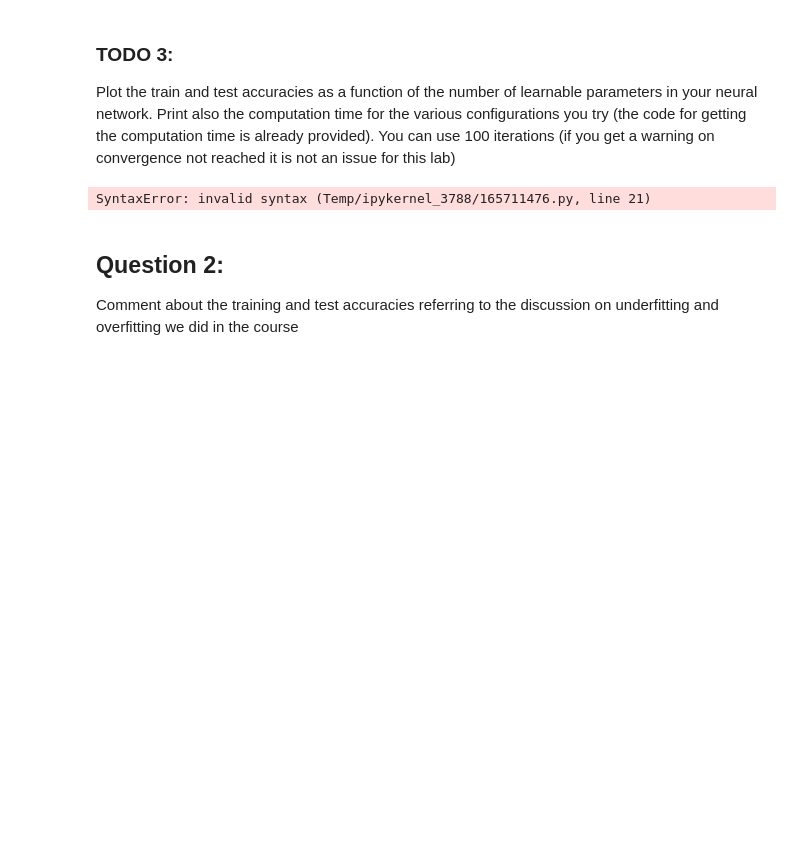
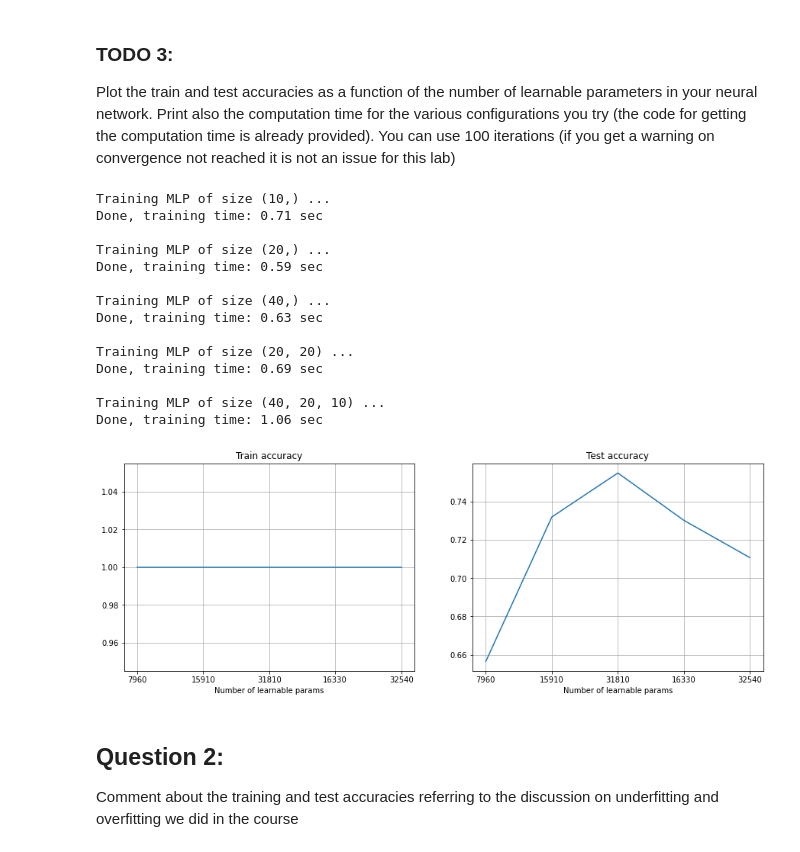
Before and after one commit to NicolaZomer/MachineLearning_Y2122, a Jupyter notebook: lab3/LAB3_Characters_Classification_with_Neural_Networks.ipynb, the cells around one changed output. Cells and saved outputs as stored; diff of their text form; code cells hidden in the pictures; blank space fills up the shorter version.

```diff
--- a/lab3/LAB3_Characters_Classification_with_Neural_Networks.ipynb
+++ b/lab3/LAB3_Characters_Classification_with_Neural_Networks.ipynb
@@ -166,28 +219,35 @@ Recall that a batch size of 1 corresponds to baseline SGD, while using all the 4
 # %%
 # these are sample values corresponding to baseline SGD, a reasonable mini-batch size and standard GD
-# again feel free to change them as you like, try to experiment with different batch sizes!!
+# TODO: again feel free to change them as you like, try to experiment with different batch sizes!!
 parameters = {'batch_size': [1, 32, 480]}
 
 # need to specify that you would like to use the standard k-fold split otherwise sklearn create splits of different sizes
 kf = sklearn.model_selection.KFold(n_splits=5)
 
-#ADD YOUR CODE
-
+# ? should I do this also above and below? And should I done it also in the previous lab? What is the difference?
 # recall to use cv=kf to use the k-fold subdivision seen in the lectures
 
-#ADD YOUR CODE
+mlp = MLPClassifier(max_iter=100, alpha=1e-4, solver='sgd',
+                    tol=1e-4, random_state=ID,
+                    learning_rate_init=.1, hidden_layer_sizes=best_NNarchitecture)
 
+mlp_clf_batch = GridSearchCV(mlp, param_grid=parameters, cv = kf)
+mlp_clf_batch.fit(X_train, y_train)
 
-print ('RESULTS FOR NN\n')
+print ('\nRESULTS FOR NN\n')
+print("Best parameters set found:")
+best_batchsize = mlp_clf_batch.best_params_['batch_size']
+print('- hidden_layer_sizes:', best_NNarchitecture)
+print('- batch_size:', best_batchsize)
 
-print("Best parameters set found:")
-#ADD YOUR CODE
+print("\nScore with best parameters:")
+print(mlp_clf_batch.best_score_)
 
-print("Score with best parameters:")
-#ADD YOUR CODE
+print("\nAll scores on the grid (batch_size):")
+mean_scores = mlp_clf_batch.cv_results_['mean_test_score']
 
-print("\nAll scores on the grid:")
-#ADD YOUR CODE
+df = pd.DataFrame({'batch size': parameters['batch_size'], 'mean score': mean_scores})
+df.style.highlight_max(subset='mean score', props='color:lightgray; font-weight:bold; background-color:darkblue;')
 # %% [output]
 RESULTS FOR NN
 
@@ -207,6 +275,8 @@ What do you observe for different architectures and batch sizes? How do the numb
 Plot the train and test accuracies as a function of the number of learnable parameters in your neural network. Print also the computation time for the various configurations you try (the code for getting the computation time is already provided). You can use 100 iterations (if you get a warning on convergence not reached it is not an issue for this lab)
 # %%
 import time
+import warnings
+from sklearn.exceptions import ConvergenceWarning
 from functools import reduce
 
 # Function to compute the number of learnable parameters of a mlp given the size of its hidden layers
@@ -221,38 +291,56 @@ def param_count(hl_size):
 
 hl_sizes = [(10,), (20,), (40,), (20,20,), (40,20,10)]
 hl_labels = [param_count(t) for t in hl_sizes]
 
 ti = time.time()
 train_acc_list, test_acc_list = [], []
 for hl_size in hl_sizes:
     print('Training MLP of size {} ...'.format(hl_size))
-    mlp = #ADD YOUR CODE
+    mlp_hlplot = MLPClassifier(max_iter=100, alpha=1e-4, solver='sgd',
+                    tol=1e-4, random_state=ID,
+                    learning_rate_init=.1, hidden_layer_sizes=hl_size)
 
-    #ADD YOUR CODE
+    with warnings.catch_warnings():
+        warnings.filterwarnings("ignore", category=ConvergenceWarning, module="sklearn")
+        mlp_hlplot.fit(X_train, y_train)
 
-    train_acc_list.append(mlp.score(X_train, y_train))
-    test_acc_list.append(mlp.score(X_test, y_test))
+    train_acc_list.append(mlp_hlplot.score(X_train, y_train))
+    test_acc_list.append(mlp_hlplot.score(X_test, y_test))
     print('Done, training time: {:.2f} sec\n'.format(time.time()-ti))
     ti = time.time()
 
 fig, ax = plt.subplots(1,2, figsize=(15,5))
 
 
 ax[0].plot(train_acc_list)
 ax[0].set_xlabel('Number of learnable params')
 ax[0].set_title('Train accuracy')
 ax[0].set_xticks(np.arange(0,len(hl_labels)))
 ax[0].set_xticklabels(hl_labels)
 ax[0].grid(True)
 
 ax[1].plot(test_acc_list)
 ax[1].set_xlabel('Number of learnable params')
 ax[1].set_title('Test accuracy')
 ax[1].set_xticks(np.arange(0,len(hl_labels)))
 ax[1].set_xticklabels(hl_labels)
 ax[1].grid(True)
 # %% [output]
-SyntaxError: invalid syntax (Temp/ipykernel_3788/165711476.py, line 21)
+Training MLP of size (10,) ...
+Done, training time: 0.71 sec
+
+Training MLP of size (20,) ...
+Done, training time: 0.59 sec
+
+Training MLP of size (40,) ...
+Done, training time: 0.63 sec
+
+Training MLP of size (20, 20) ...
+Done, training time: 0.69 sec
+
+Training MLP of size (40, 20, 10) ...
+Done, training time: 1.06 sec
+[figure, added]
 # %% [markdown]
 ## Question 2:
 
```
Also changed, not shown: parts of 13 cells of this notebook.
